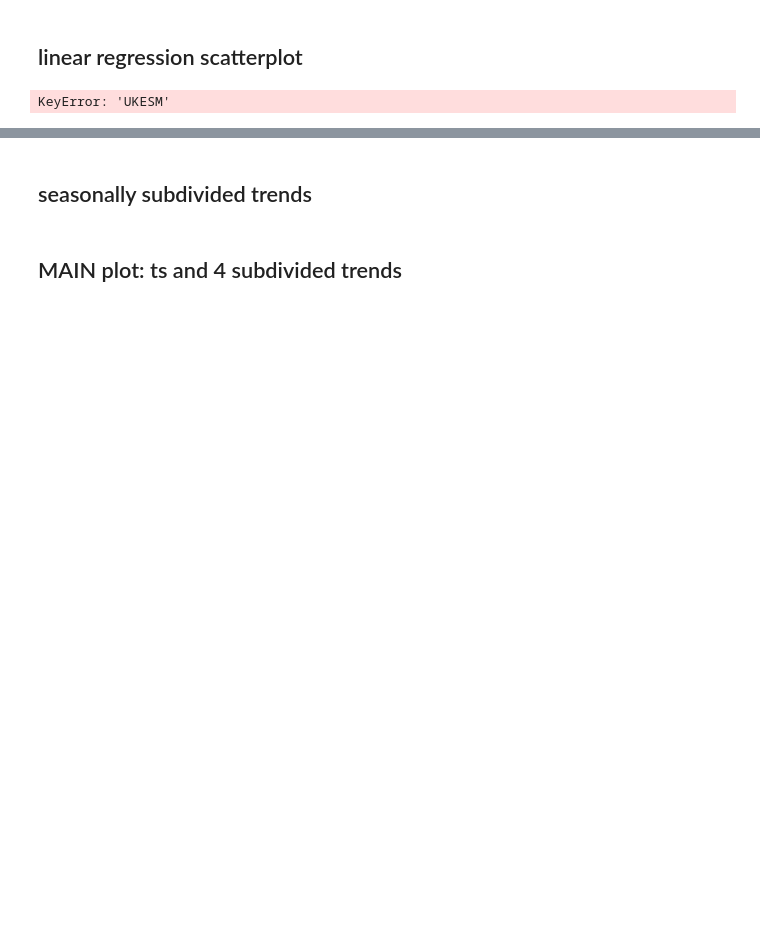
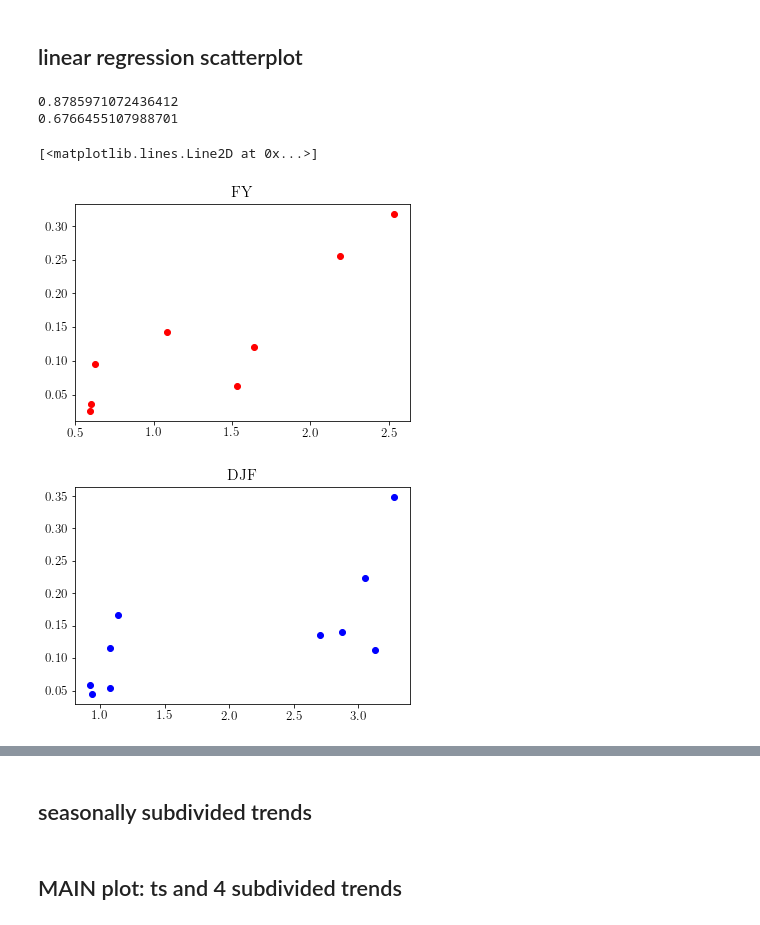
Before and after one commit to tjarnikova/windEval, a Jupyter notebook: plottingCode/Fig-SAM.ipynb, the cells around one changed output, grey strips where cells are left out. Drawn from its saved outputs; the diff is of its cells as text; code cells hidden in the pictures; blank space fills up the shorter version.

```diff
--- a/plottingCode/Fig-SAM.ipynb
+++ b/plottingCode/Fig-SAM.ipynb
@@ -81,3 +83,0 @@ plt.legend(bbox_to_anchor = [1, 1])
-# %%
-w = xr.open_dataset(f'/gpfs/data/greenocean2/software/products/windsFromComponents/SAM/ERA5/SAM.nc')
-w
@@ -107,12 +98,15 @@ def give_trends(ts_y):
 # %% [markdown]
 ## extract trends and significances for SAM ts
 # %%
-dss = ['ERA5','NCEP-NCAR','MERRA','JRA','UKESM','obs']
+dss = ['ERA5','NCEP-NCAR','MERRA','JRA','UKESMEM','UKESMm1','UKESMm2','UKESMm3',\
+       'UKESMEM-NO','UKESM-NOm1','UKESM-NOm2','UKESM-NOm3','obs']
+dss2 = ['ERA5','NCEP-NCAR','MERRA','JRA3Q','UKESMEM','UKESMm1','UKESMm2','UKESMm3',\
+       'UKESMEM-NO','UKESM-NOm1','UKESM-NOm2','UKESM-NOm3','obs']
 # tdar = [era_ts, ncar_ts, merra_ts, doe_ts,  ukesm_ts]
 
-data = np.zeros([5,6])
-sig = np.zeros([5,6])
-for i in range(0,6):
+data = np.zeros([5,13])
+sig = np.zeros([5,13])
+for i in range(0,13):
 
     prod = dss[i]
 
@@ -154,9 +148,9 @@ for i in range(0,6):
     i = i+1
 
 #dss = ['ERA5','NCEP-NCAR','MERRA','JRA3Q','UKESM','obs']
-df = pd.DataFrame(data, columns=['ERA5','NCEP-NCAR','MERRA','JRA3Q','UKESM','obs'],\
+df = pd.DataFrame(data, columns=dss2,\
                   index  = ['full year','DJF','MAM','JJA','SON'])
-df2 = pd.DataFrame(sig, columns=['ERA5','NCEP-NCAR','MERRA','JRA3Q','UKESM','obs'],\
+df2 = pd.DataFrame(sig, columns=dss2,\
                   index  = ['full year','DJF','MAM','JJA','SON'])
 
 df.attrs = {"made in": 'plottingCode/Fig-SAM.ipynb'}
@@ -165,9 +159,9 @@ df2.attrs = {"made in": 'plottingCode/Fig-SAM.ipynb'}
 df2.to_csv(f'./plts/SAM_trendsig-1980-2019.csv')
 
 ####
-data = np.zeros([5,6])
-sig = np.zeros([5,6])
-for i in range(0,6):
+data = np.zeros([5,13])
+sig = np.zeros([5,13])
+for i in range(0,13):
 
     prod = dss[i]
 
@@ -209,9 +203,9 @@ for i in range(0,6):
     i = i+1
 
 #dss = ['ERA5','NCEP-NCAR','MERRA','JRA3Q','UKESM','obs']
-df = pd.DataFrame(data, columns=['ERA5','NCEP-NCAR','MERRA','JRA3Q','UKESM','obs'],\
+df = pd.DataFrame(data, columns=dss2,\
                   index  = ['full year','DJF','MAM','JJA','SON'])
-df2 = pd.DataFrame(sig, columns=['ERA5','NCEP-NCAR','MERRA','JRA3Q','UKESM','obs'],\
+df2 = pd.DataFrame(sig, columns=dss2,\
                   index  = ['full year','DJF','MAM','JJA','SON'])
 
 df.attrs = {"made in": 'plottingCode/Fig-SAM.ipynb'}
@@ -237,7 +249,7 @@ SAM_sig = pd.read_csv(f'./plts/SAM_trendsig-1980-2019.csv', index_col=0)
 # %%
 from scipy.stats import linregress
 
-prods = ['MERRA','NCEP-NCAR','JRA3Q','ERA5','UKESM']#,'obs']
+prods = ['MERRA','NCEP-NCAR','JRA3Q','ERA5','UKESMEM']#,'obs']
 
 sams = []
 winds = []
@@ -276,38 +288,47 @@ plt.plot(sams,winds, 'ro')
 
 from scipy.stats import linregress
 
-prods = ['MERRA','NCEP-NCAR','JRA3Q','ERA5','UKESM']#,'obs']
+#prods = ['MERRA','NCEP-NCAR','JRA3Q','ERA5','UKESMEM']#,'obs']
 
 sams = []
 winds = []
 
 for i in range(0,5):
     x = SAM_trend.at['DJF', f'{prods[i]}']
     xs = SAM_sig.at['DJF', f'{prods[i]}']
 
     y = wspd_trend.at['DJF', f'{prods[i]}']
     ys = wspd_sig.at['DJF', f'{prods[i]}']
 
 
     if ((xs < 0.05) & (ys < 0.05)):
         sams.append(x)
         winds.append(y)
 
     x = SAM_trend80.at['DJF', f'{prods[i]}']
     xs = SAM_sig80.at['DJF', f'{prods[i]}']
 
     y = wspd_trend80.at['DJF', f'{prods[i]}']
     ys = wspd_sig80.at['DJF', f'{prods[i]}']
 
 
     if ((xs < 0.05) & (ys < 0.05)):
         sams.append(x)
         winds.append(y)
 
 slopeDJF, interceptDJF, r_valueDJF, p_valueDJF, std_err = linregress(sams, winds)
 print(r_valueDJF)
+
+
+plt.figure()
+plt.title('DJF')
+plt.plot(sams,winds, 'bo')
 # %% [output]
-KeyError: 'UKESM'
+0.8785971072436412
+0.6766455107988701
+[<matplotlib.lines.Line2D at 0x...>]
+[figure, added]
+[figure, added]
 # %%
 fact = 1.1
 fig, axs = plt.subplots(1,2, figsize=(8*fact, 4*fact), facecolor='w', edgecolor='k')
```
Also changed, not shown: parts of 7 cells of this notebook.
